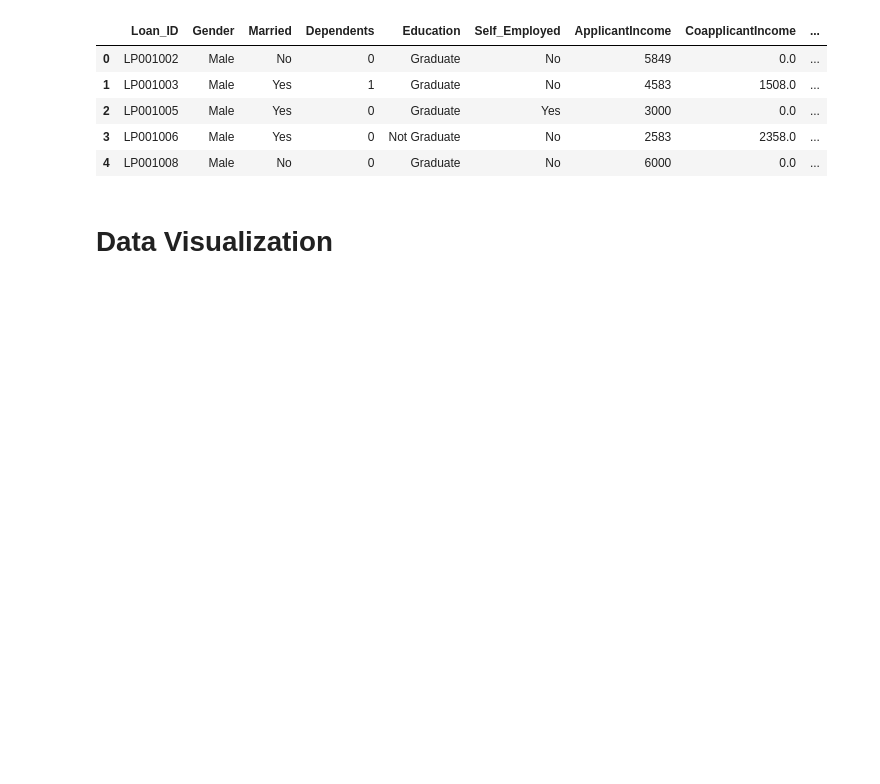
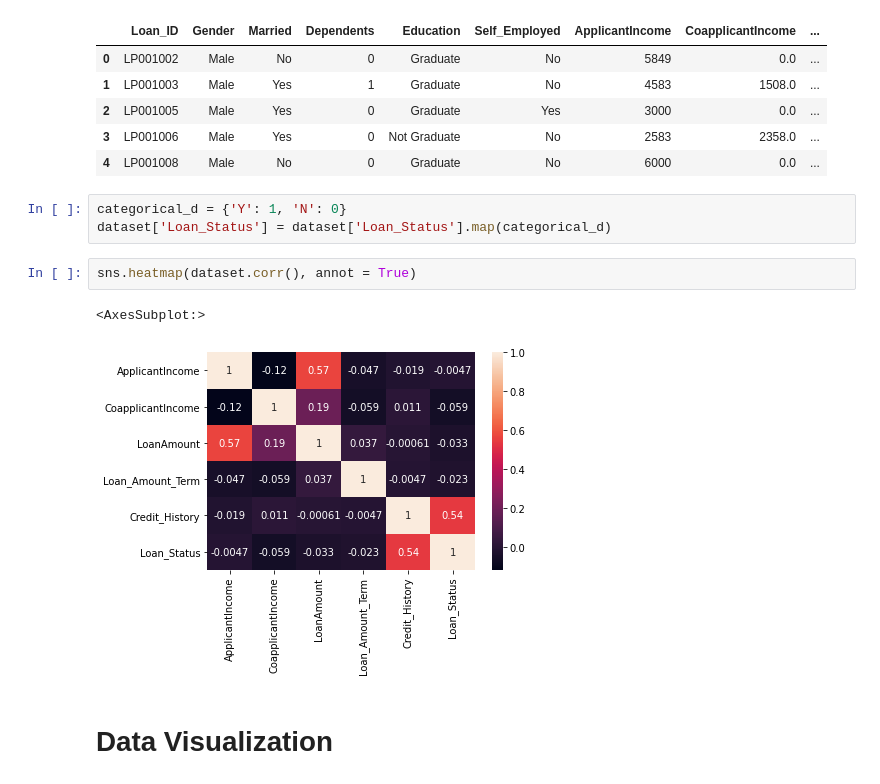
Before and after one commit to GuildGamer/loan-predict, a Jupyter notebook: loanpredict.ipynb, the cells around one changed output. Cells and saved outputs as stored; diff of their text form; blank space fills up the shorter version.

```diff
--- a/loanpredict.ipynb
+++ b/loanpredict.ipynb
@@ -170,6 +169,14 @@ train.head()
 | 2 | LP001005 | Male | Yes | 0 | Graduate | Yes | 3000 | 0.0 | ... |
 | 3 | LP001006 | Male | Yes | 0 | Not Graduate | No | 2583 | 2358.0 | ... |
 | 4 | LP001008 | Male | No | 0 | Graduate | No | 6000 | 0.0 | ... |
+# %%
+categorical_d = {'Y': 1, 'N': 0}
+dataset['Loan_Status'] = dataset['Loan_Status'].map(categorical_d)
+# %%
+sns.heatmap(dataset.corr(), annot = True)
+# %% [output]
+<AxesSubplot:>
+[figure, added]
 # %% [markdown]
 # Data Visualization
 # %%
```
Also changed, not shown: parts of 5 cells of this notebook, 29 other files.
